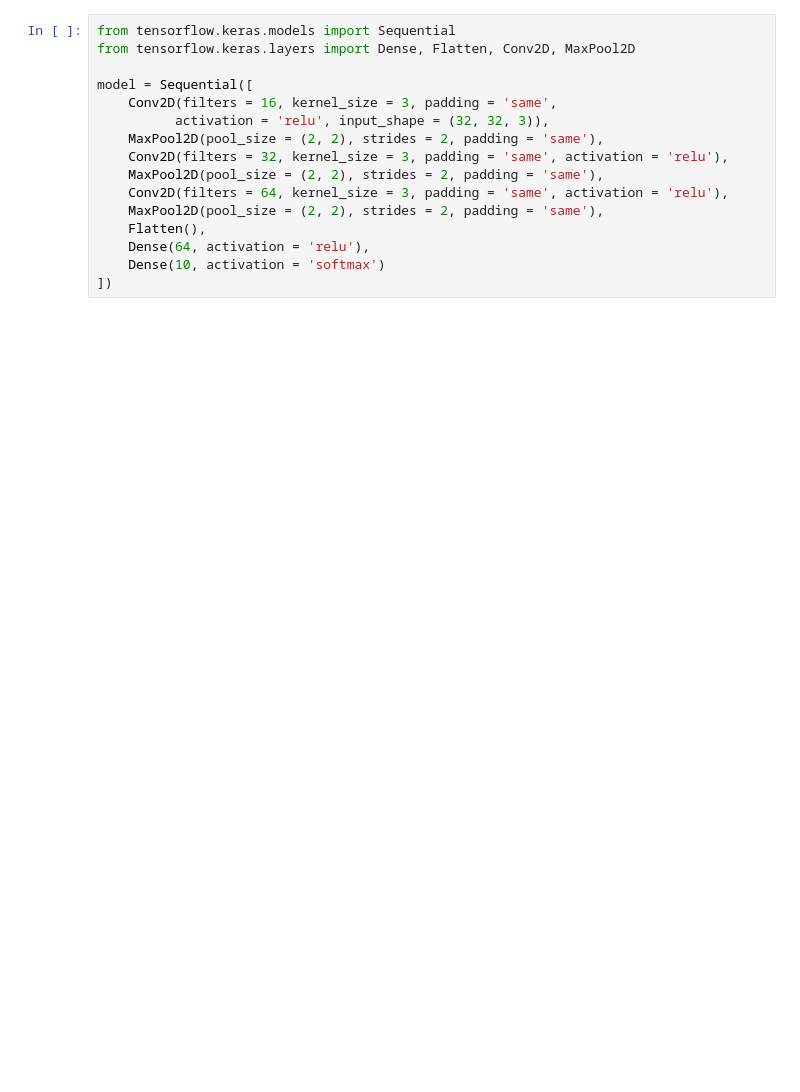
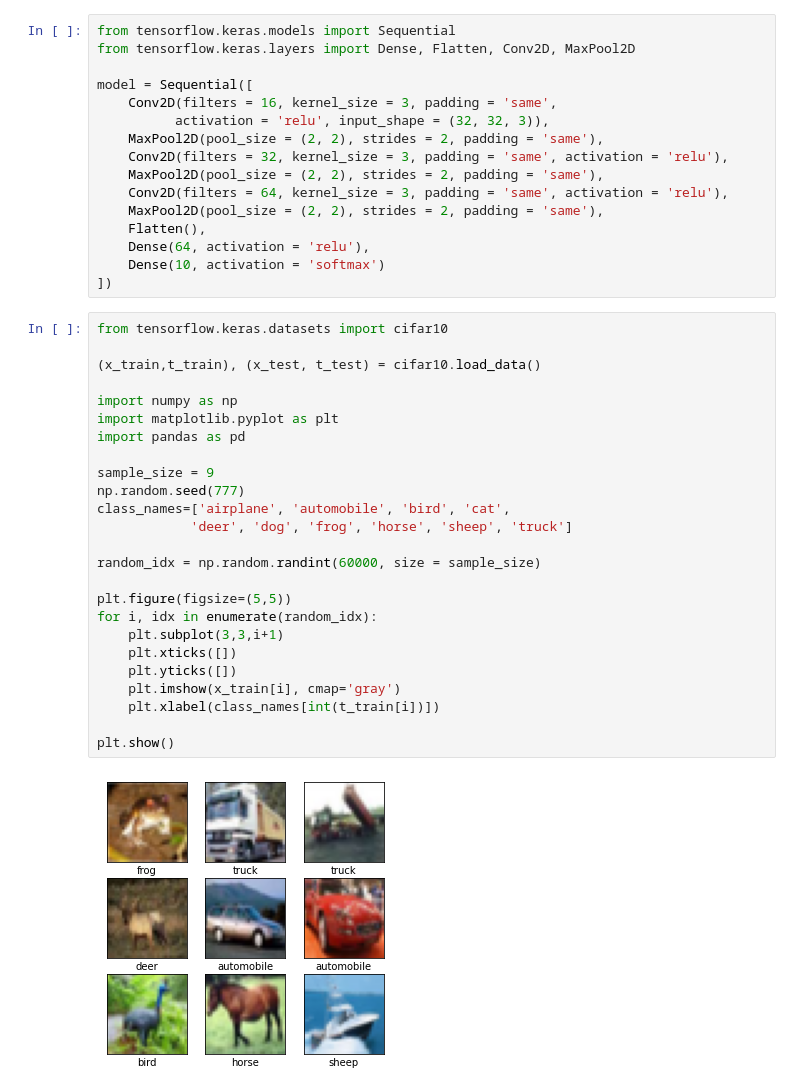
Before and after one commit to lincoln-cmd/Deep_learning, a Jupyter notebook: Cifar10.ipynb, the cells around one changed output. Drawn from its saved outputs; the diff is of its cells as text; blank space fills up the shorter version.

```diff
--- a/Cifar10.ipynb
+++ b/Cifar10.ipynb
@@ -77,3 +72,30 @@ model = Sequential([
     Dense(64, activation = 'relu'),
     Dense(10, activation = 'softmax')
 ])
+# %%
+from tensorflow.keras.datasets import cifar10
+
+(x_train,t_train), (x_test, t_test) = cifar10.load_data()
+
+import numpy as np
+import matplotlib.pyplot as plt
+import pandas as pd
+
+sample_size = 9
+np.random.seed(777)
+class_names=['airplane', 'automobile', 'bird', 'cat',
+            'deer', 'dog', 'frog', 'horse', 'sheep', 'truck']
+
+random_idx = np.random.randint(60000, size = sample_size)
+
+plt.figure(figsize=(5,5))
+for i, idx in enumerate(random_idx):
+    plt.subplot(3,3,i+1)
+    plt.xticks([])
+    plt.yticks([])
+    plt.imshow(x_train[i], cmap='gray')
+    plt.xlabel(class_names[int(t_train[i])])
+
+plt.show()
+# %% [output]
+[figure, added]
```
Also changed, not shown: parts of 17 cells of this notebook, 2 other files.
